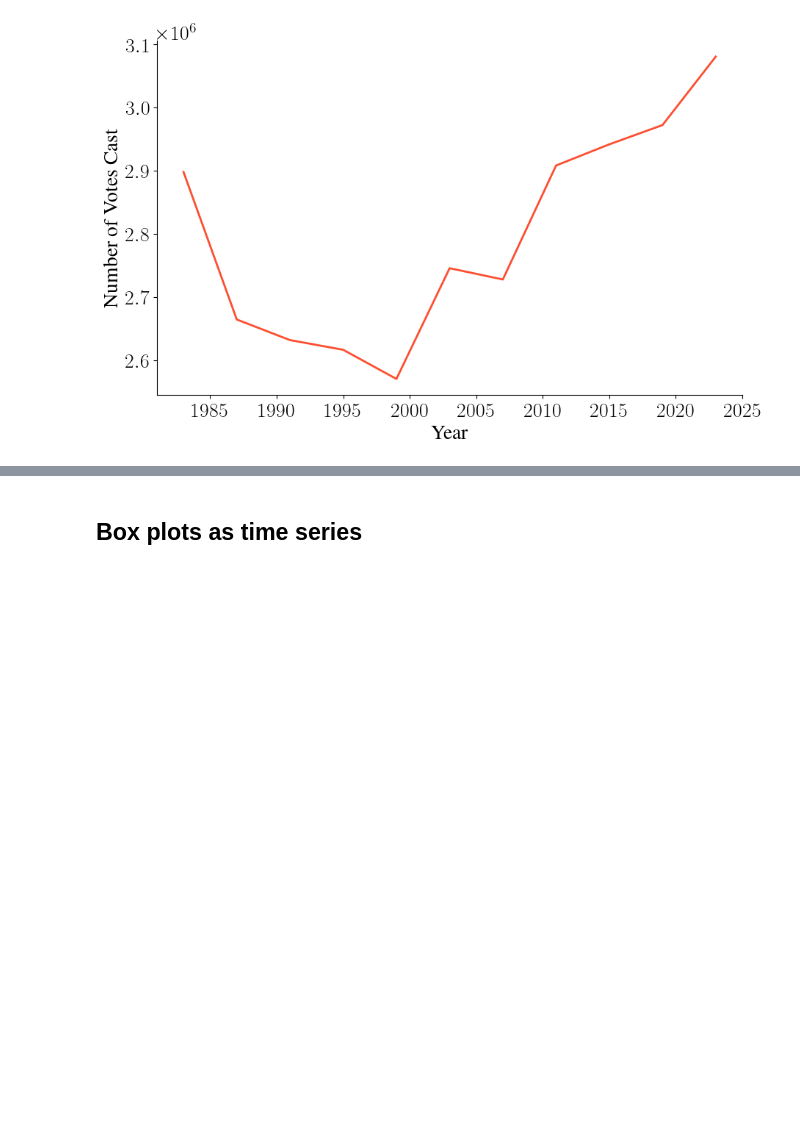
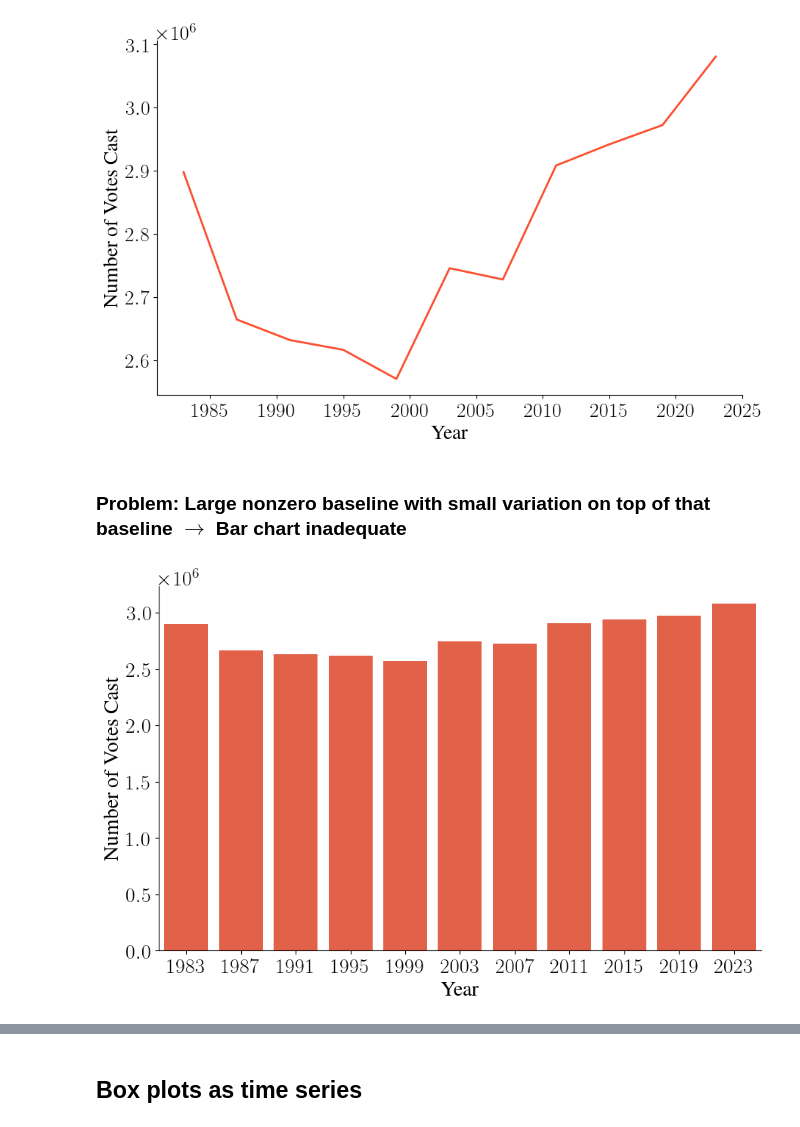
Before and after one commit to telos-lab/infoviz, a Jupyter notebook: notebooks/time-series.ipynb, the cells around one changed output, grey strips where cells are left out. Saved outputs shown, nothing was run; the diff lists cells and outputs as text; code cells hidden in the pictures; blank space fills up the shorter version.

Commit message:
visualizations to illustrate plotting problems

```diff
--- a/notebooks/time-series.ipynb
+++ b/notebooks/time-series.ipynb
@@ -68,3 +59,15 @@ plt.tight_layout()
 plt.savefig(f"../figures/timeseries_line-elections_finland.pdf", bbox_inches="tight", transparent=True)
 # %% [output]
 [figure]
+# %% [markdown]
+### Problem: Large nonzero baseline with small variation on top of that baseline $\to$ Bar chart inadequate
+# %%
+fig, ax = plt.subplots(1,1,figsize=(9,6))
+sns.barplot(df.groupby("Year").agg(dict(Votes="sum")), x="Year", y="Votes", ax=ax, color=cc.glasbey_hv[1])
+ax.set_ylabel("Number of Votes Cast")
+ax.set_xticks(ax.get_xticks(), [rf"${x}$" for x in range(1983,2024,4)])
+sns.despine(fig)
+plt.tight_layout()
+plt.savefig(f"../figures/timeseries_bar-elections_finland.pdf", bbox_inches="tight", transparent=True)
+# %% [output]
+[figure, added]
```
Also changed, not shown: parts of 9 cells of this notebook, 33 other files.
